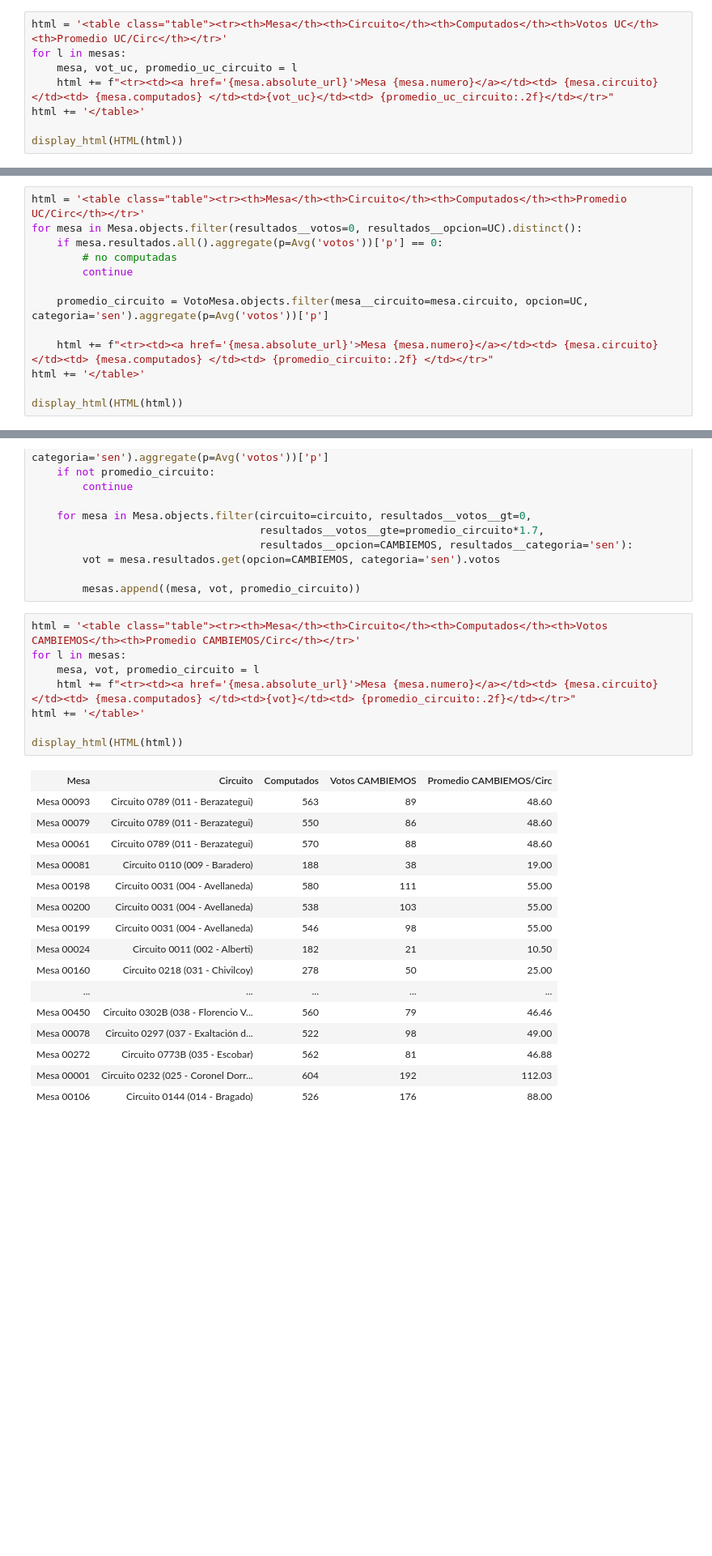
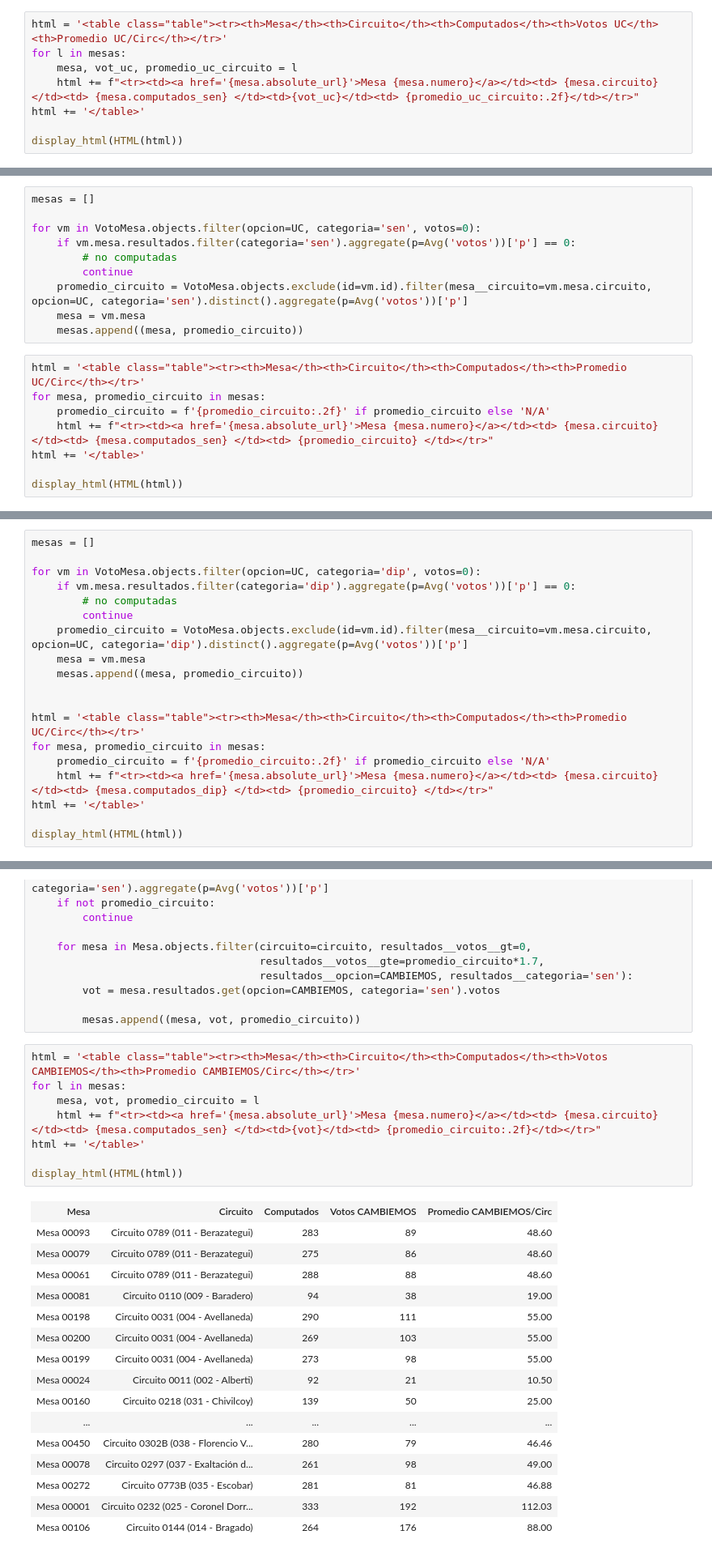
Before and after one commit to mgaitan/mesas_ba, a Jupyter notebook: mesas_sospechosas.ipynb, the cells around one changed output, grey strips where cells are left out. Shown: that part at 81% size. Cells and saved outputs as stored; diff of their text form; blank space fills up the shorter version.

```diff
--- a/mesas_sospechosas.ipynb
+++ b/mesas_sospechosas.ipynb
@@ -332,7 +342,7 @@ len(mesas)
 html = '<table class="table"><tr><th>Mesa</th><th>Circuito</th><th>Computados</th><th>Votos UC</th><th>Promedio UC/Circ</th></tr>'
 for l in mesas:
     mesa, vot_uc, promedio_uc_circuito = l
-    html += f"<tr><td><a href='{mesa.absolute_url}'>Mesa {mesa.numero}</a></td><td> {mesa.circuito} </td><td> {mesa.computados} </td><td>{vot_uc}</td><td> {promedio_uc_circuito:.2f}</td></tr>"
+    html += f"<tr><td><a href='{mesa.absolute_url}'>Mesa {mesa.numero}</a></td><td> {mesa.circuito} </td><td> {mesa.computados_sen} </td><td>{vot_uc}</td><td> {promedio_uc_circuito:.2f}</td></tr>"
 html += '</table>'
 
 display_html(HTML(html))
@@ -387,13 +397,18 @@ display_html(HTML(html))
+# %%
+mesas = []
+
+for vm in VotoMesa.objects.filter(opcion=UC, categoria='sen', votos=0):
+    if vm.mesa.resultados.filter(categoria='sen').aggregate(p=Avg('votos'))['p'] == 0:
+        # no computadas
+        continue
+    promedio_circuito = VotoMesa.objects.exclude(id=vm.id).filter(mesa__circuito=vm.mesa.circuito, opcion=UC, categoria='sen').distinct().aggregate(p=Avg('votos'))['p']
+    mesa = vm.mesa
+    mesas.append((mesa, promedio_circuito))
 # %%
 html = '<table class="table"><tr><th>Mesa</th><th>Circuito</th><th>Computados</th><th>Promedio UC/Circ</th></tr>'
-for mesa in Mesa.objects.filter(resultados__votos=0, resultados__opcion=UC).distinct():
-    if mesa.resultados.all().aggregate(p=Avg('votos'))['p'] == 0:
-        # no computadas
-        continue
-
-    promedio_circuito = VotoMesa.objects.filter(mesa__circuito=mesa.circuito, opcion=UC, categoria='sen').aggregate(p=Avg('votos'))['p']
-
-    html += f"<tr><td><a href='{mesa.absolute_url}'>Mesa {mesa.numero}</a></td><td> {mesa.circuito} </td><td> {mesa.computados} </td><td> {promedio_circuito:.2f} </td></tr>"
+for mesa, promedio_circuito in mesas:
+    promedio_circuito = f'{promedio_circuito:.2f}' if promedio_circuito else 'N/A'
+    html += f"<tr><td><a href='{mesa.absolute_url}'>Mesa {mesa.numero}</a></td><td> {mesa.circuito} </td><td> {mesa.computados_sen} </td><td> {promedio_circuito} </td></tr>"
 html += '</table>'
 
 display_html(HTML(html))
@@ -416,0 +444,19 @@ display_html(HTML(html))
+# %%
+mesas = []
+
+for vm in VotoMesa.objects.filter(opcion=UC, categoria='dip', votos=0):
+    if vm.mesa.resultados.filter(categoria='dip').aggregate(p=Avg('votos'))['p'] == 0:
+        # no computadas
+        continue
+    promedio_circuito = VotoMesa.objects.exclude(id=vm.id).filter(mesa__circuito=vm.mesa.circuito, opcion=UC, categoria='dip').distinct().aggregate(p=Avg('votos'))['p']
+    mesa = vm.mesa
+    mesas.append((mesa, promedio_circuito))
+
+
+html = '<table class="table"><tr><th>Mesa</th><th>Circuito</th><th>Computados</th><th>Promedio UC/Circ</th></tr>'
+for mesa, promedio_circuito in mesas:
+    promedio_circuito = f'{promedio_circuito:.2f}' if promedio_circuito else 'N/A'
+    html += f"<tr><td><a href='{mesa.absolute_url}'>Mesa {mesa.numero}</a></td><td> {mesa.circuito} </td><td> {mesa.computados_dip} </td><td> {promedio_circuito} </td></tr>"
+html += '</table>'
+
+display_html(HTML(html))
@@ -432,28 +499,28 @@ for circuito in Circuito.objects.all():
 # %%
 html = '<table class="table"><tr><th>Mesa</th><th>Circuito</th><th>Computados</th><th>Votos CAMBIEMOS</th><th>Promedio CAMBIEMOS/Circ</th></tr>'
 for l in mesas:
     mesa, vot, promedio_circuito = l
-    html += f"<tr><td><a href='{mesa.absolute_url}'>Mesa {mesa.numero}</a></td><td> {mesa.circuito} </td><td> {mesa.computados} </td><td>{vot}</td><td> {promedio_circuito:.2f}</td></tr>"
+    html += f"<tr><td><a href='{mesa.absolute_url}'>Mesa {mesa.numero}</a></td><td> {mesa.circuito} </td><td> {mesa.computados_sen} </td><td>{vot}</td><td> {promedio_circuito:.2f}</td></tr>"
 html += '</table>'
 
 display_html(HTML(html))
 # %% [output]
 | Mesa | Circuito | Computados | Votos CAMBIEMOS | Promedio CAMBIEMOS/Circ |
-| Mesa 00093 | Circuito 0789 (011 - Berazategui) | 563 | 89 | 48.60 |
-| Mesa 00079 | Circuito 0789 (011 - Berazategui) | 550 | 86 | 48.60 |
-| Mesa 00061 | Circuito 0789 (011 - Berazategui) | 570 | 88 | 48.60 |
-| Mesa 00081 | Circuito 0110 (009 - Baradero) | 188 | 38 | 19.00 |
-| Mesa 00198 | Circuito 0031 (004 - Avellaneda) | 580 | 111 | 55.00 |
-| Mesa 00200 | Circuito 0031 (004 - Avellaneda) | 538 | 103 | 55.00 |
-| Mesa 00199 | Circuito 0031 (004 - Avellaneda) | 546 | 98 | 55.00 |
-| Mesa 00024 | Circuito 0011 (002 - Alberti) | 182 | 21 | 10.50 |
-| Mesa 00160 | Circuito 0218 (031 - Chivilcoy) | 278 | 50 | 25.00 |
+| Mesa 00093 | Circuito 0789 (011 - Berazategui) | 283 | 89 | 48.60 |
+| Mesa 00079 | Circuito 0789 (011 - Berazategui) | 275 | 86 | 48.60 |
+| Mesa 00061 | Circuito 0789 (011 - Berazategui) | 288 | 88 | 48.60 |
+| Mesa 00081 | Circuito 0110 (009 - Baradero) | 94 | 38 | 19.00 |
+| Mesa 00198 | Circuito 0031 (004 - Avellaneda) | 290 | 111 | 55.00 |
+| Mesa 00200 | Circuito 0031 (004 - Avellaneda) | 269 | 103 | 55.00 |
+| Mesa 00199 | Circuito 0031 (004 - Avellaneda) | 273 | 98 | 55.00 |
+| Mesa 00024 | Circuito 0011 (002 - Alberti) | 92 | 21 | 10.50 |
+| Mesa 00160 | Circuito 0218 (031 - Chivilcoy) | 139 | 50 | 25.00 |
 | ... | ... | ... | ... | ... |
-| Mesa 00450 | Circuito 0302B (038 - Florencio V... | 560 | 79 | 46.46 |
-| Mesa 00078 | Circuito 0297 (037 - Exaltación d... | 522 | 98 | 49.00 |
-| Mesa 00272 | Circuito 0773B (035 - Escobar) | 562 | 81 | 46.88 |
-| Mesa 00001 | Circuito 0232 (025 - Coronel Dorr... | 604 | 192 | 112.03 |
-| Mesa 00106 | Circuito 0144 (014 - Bragado) | 526 | 176 | 88.00 |
+| Mesa 00450 | Circuito 0302B (038 - Florencio V... | 280 | 79 | 46.46 |
+| Mesa 00078 | Circuito 0297 (037 - Exaltación d... | 261 | 98 | 49.00 |
+| Mesa 00272 | Circuito 0773B (035 - Escobar) | 281 | 81 | 46.88 |
+| Mesa 00001 | Circuito 0232 (025 - Coronel Dorr... | 333 | 192 | 112.03 |
+| Mesa 00106 | Circuito 0144 (014 - Bragado) | 264 | 176 | 88.00 |
 # %% [markdown]
 ### Mesas con más de 30% de corte de boleta para UC
 # %%
```
Also changed, not shown: parts of 11 cells of this notebook.
